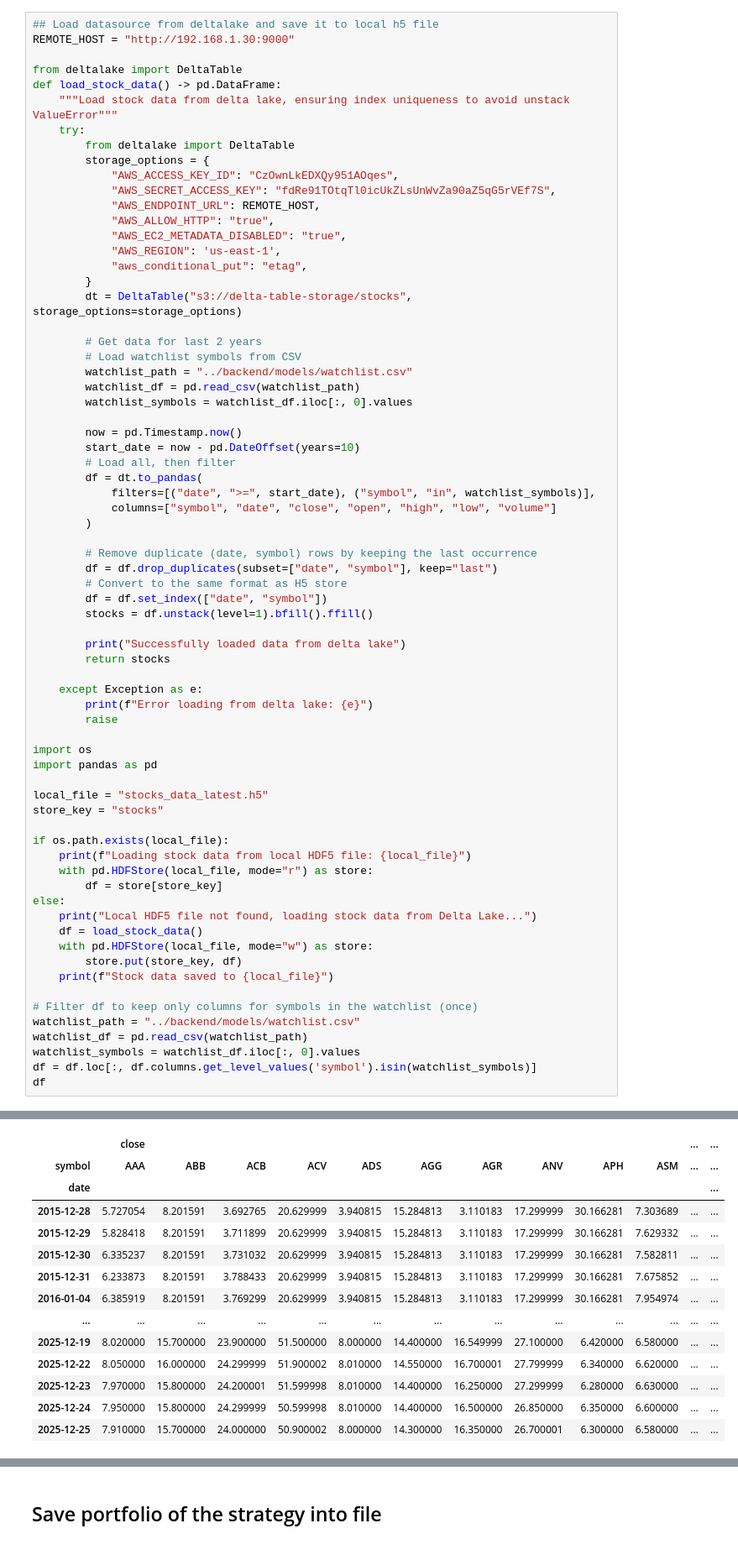
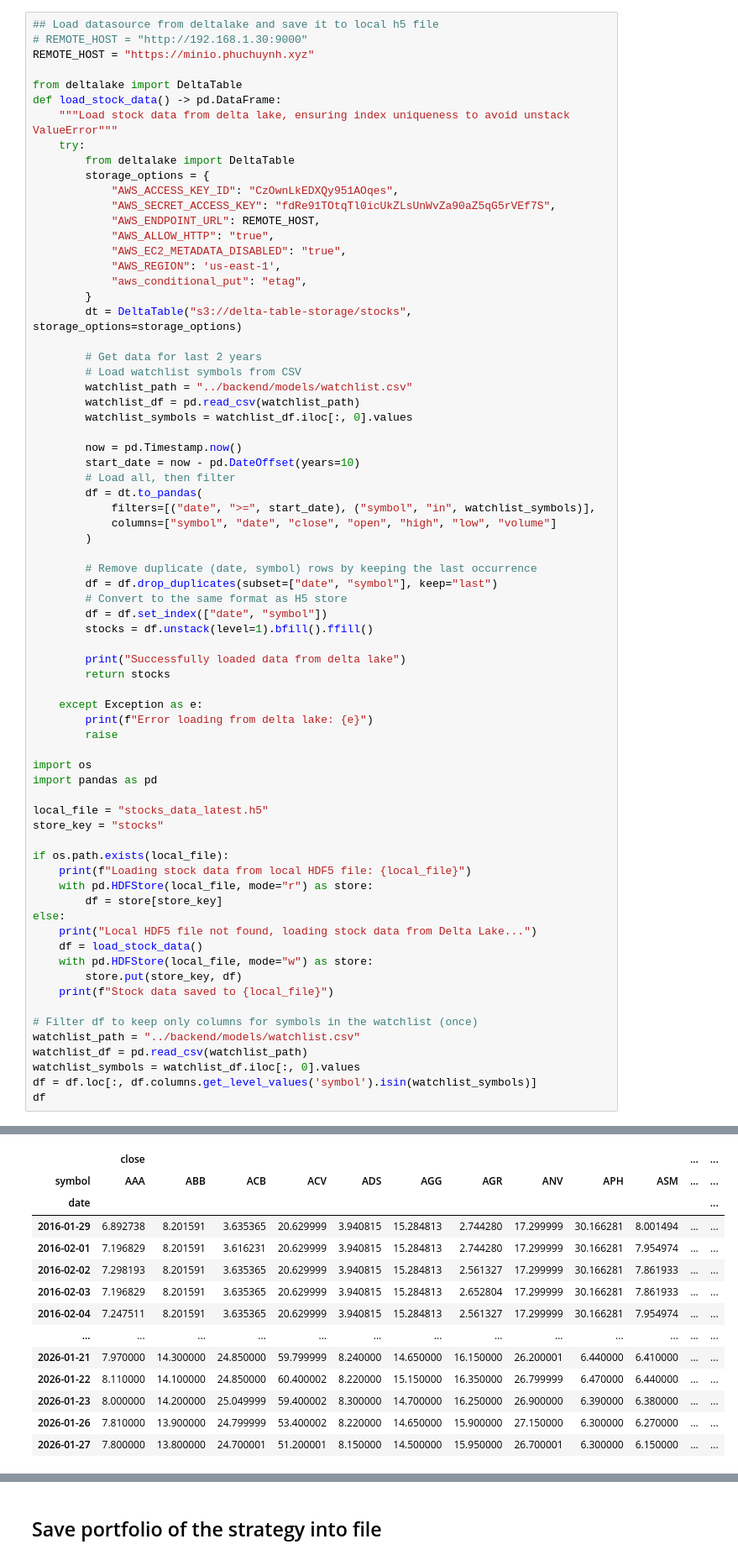
Before and after one commit to phuchuynh0909/all-in-one-portfolio, a Jupyter notebook: notebooks/backtest_001.ipynb, the cells around one changed output, grey strips where cells are left out. Shown at 84% size. Cells and saved outputs as stored; diff of their text form.

```diff
--- a/notebooks/backtest_001.ipynb
+++ b/notebooks/backtest_001.ipynb
@@ -20,6 +20,7 @@ from app.services.indicators import avwap_func_nb
 # %%
 ## Load datasource from deltalake and save it to local h5 file
-REMOTE_HOST = "http://192.168.1.30:9000"
+# REMOTE_HOST = "http://192.168.1.30:9000"
+REMOTE_HOST = "https://minio.phuchuynh.xyz"
 
 from deltalake import DeltaTable
 def load_stock_data() -> pd.DataFrame:
@@ -94,14 +93,14 @@ Stock data saved to stocks_data_latest.h5
 |  | close |  |  |  |  |  |  |  |  |  | ... | ... |
 | symbol | AAA | ABB | ACB | ACV | ADS | AGG | AGR | ANV | APH | ASM | ... | ... |
 | date |  |  |  |  |  |  |  |  |  |  |  | ... |
-| 2015-12-28 | 5.727054 | 8.201591 | 3.692765 | 20.629999 | 3.940815 | 15.284813 | 3.110183 | 17.299999 | 30.166281 | 7.303689 | ... | ... |
-| 2015-12-29 | 5.828418 | 8.201591 | 3.711899 | 20.629999 | 3.940815 | 15.284813 | 3.110183 | 17.299999 | 30.166281 | 7.629332 | ... | ... |
-| 2015-12-30 | 6.335237 | 8.201591 | 3.731032 | 20.629999 | 3.940815 | 15.284813 | 3.110183 | 17.299999 | 30.166281 | 7.582811 | ... | ... |
-| 2015-12-31 | 6.233873 | 8.201591 | 3.788433 | 20.629999 | 3.940815 | 15.284813 | 3.110183 | 17.299999 | 30.166281 | 7.675852 | ... | ... |
-| 2016-01-04 | 6.385919 | 8.201591 | 3.769299 | 20.629999 | 3.940815 | 15.284813 | 3.110183 | 17.299999 | 30.166281 | 7.954974 | ... | ... |
+| 2016-01-29 | 6.892738 | 8.201591 | 3.635365 | 20.629999 | 3.940815 | 15.284813 | 2.744280 | 17.299999 | 30.166281 | 8.001494 | ... | ... |
+| 2016-02-01 | 7.196829 | 8.201591 | 3.616231 | 20.629999 | 3.940815 | 15.284813 | 2.744280 | 17.299999 | 30.166281 | 7.954974 | ... | ... |
+| 2016-02-02 | 7.298193 | 8.201591 | 3.635365 | 20.629999 | 3.940815 | 15.284813 | 2.561327 | 17.299999 | 30.166281 | 7.861933 | ... | ... |
+| 2016-02-03 | 7.196829 | 8.201591 | 3.635365 | 20.629999 | 3.940815 | 15.284813 | 2.652804 | 17.299999 | 30.166281 | 7.861933 | ... | ... |
+| 2016-02-04 | 7.247511 | 8.201591 | 3.635365 | 20.629999 | 3.940815 | 15.284813 | 2.561327 | 17.299999 | 30.166281 | 7.954974 | ... | ... |
 | ... | ... | ... | ... | ... | ... | ... | ... | ... | ... | ... | ... | ... |
-| 2025-12-19 | 8.020000 | 15.700000 | 23.900000 | 51.500000 | 8.000000 | 14.400000 | 16.549999 | 27.100000 | 6.420000 | 6.580000 | ... | ... |
-| 2025-12-22 | 8.050000 | 16.000000 | 24.299999 | 51.900002 | 8.010000 | 14.550000 | 16.700001 | 27.799999 | 6.340000 | 6.620000 | ... | ... |
-| 2025-12-23 | 7.970000 | 15.800000 | 24.200001 | 51.599998 | 8.010000 | 14.400000 | 16.250000 | 27.299999 | 6.280000 | 6.630000 | ... | ... |
-| 2025-12-24 | 7.950000 | 15.800000 | 24.299999 | 50.599998 | 8.010000 | 14.400000 | 16.500000 | 26.850000 | 6.350000 | 6.600000 | ... | ... |
-| 2025-12-25 | 7.910000 | 15.700000 | 24.000000 | 50.900002 | 8.000000 | 14.300000 | 16.350000 | 26.700001 | 6.300000 | 6.580000 | ... | ... |
+| 2026-01-21 | 7.970000 | 14.300000 | 24.850000 | 59.799999 | 8.240000 | 14.650000 | 16.150000 | 26.200001 | 6.440000 | 6.410000 | ... | ... |
+| 2026-01-22 | 8.110000 | 14.100000 | 24.850000 | 60.400002 | 8.220000 | 15.150000 | 16.350000 | 26.799999 | 6.470000 | 6.440000 | ... | ... |
+| 2026-01-23 | 8.000000 | 14.200000 | 25.049999 | 59.400002 | 8.300000 | 14.700000 | 16.250000 | 26.900000 | 6.390000 | 6.380000 | ... | ... |
+| 2026-01-26 | 7.810000 | 13.900000 | 24.799999 | 53.400002 | 8.220000 | 14.650000 | 15.900000 | 27.150000 | 6.300000 | 6.270000 | ... | ... |
+| 2026-01-27 | 7.800000 | 13.800000 | 24.700001 | 51.200001 | 8.150000 | 14.500000 | 15.950000 | 26.700001 | 6.300000 | 6.150000 | ... | ... |
```
Also changed, not shown: parts of 19 cells of this notebook, 16 other files.
